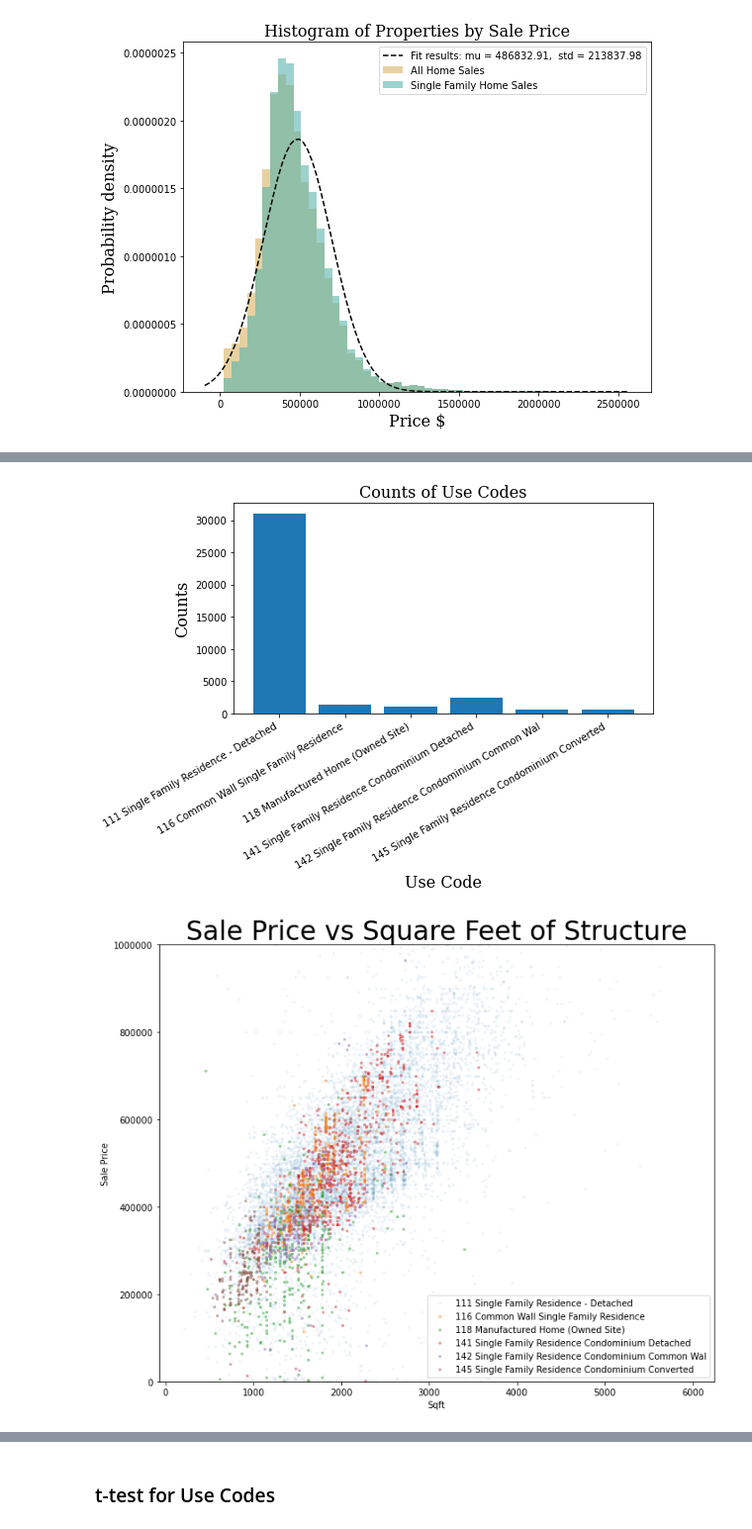
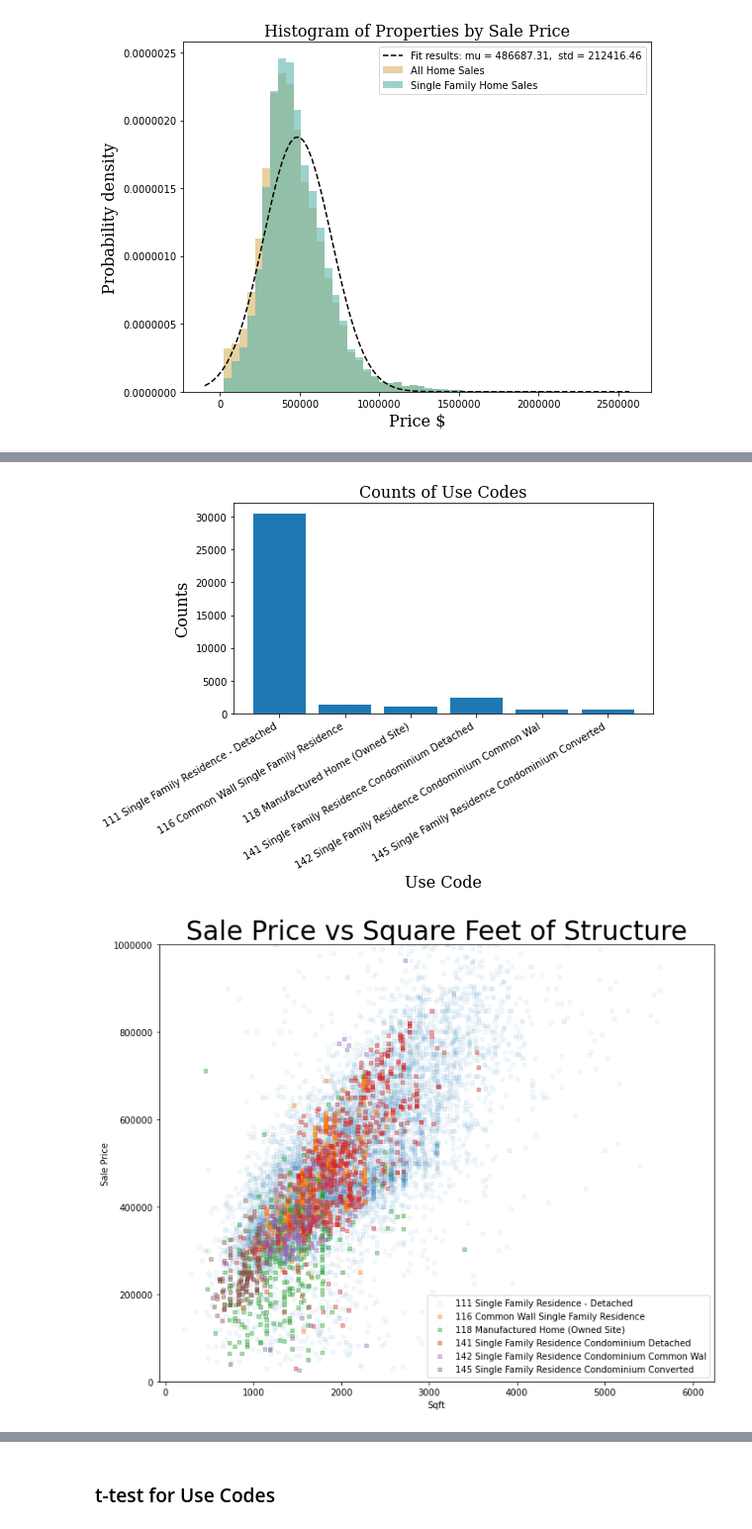
Before and after one commit to vmccready/home-saleprice-eda, a Jupyter notebook: sales_eda-Copy1.ipynb, the cells around one changed output, grey strips where cells are left out. Shown at 99% size. Cells and saved outputs as stored; diff of their text form; code cells hidden in the pictures.

```diff
--- a/sales_eda-Copy1.ipynb
+++ b/sales_eda-Copy1.ipynb
@@ -219,3 +224,5 @@ home_sales = home_sales[home_sales['Year Built']>1850]
+# %%
+home_sales = home_sales[home_sales['Sale Price']>25000]
 # %% [markdown]
 ## Looking at data
 # %%
@@ -458,7 +468,7 @@ fig.autofmt_xdate()
 fig.tight_layout()
 plt.show()
 # %% [output]
-[figure, old version]
+[figure, new version]
 # %%
 sf_2019_6000sq = single_family[
     (single_family['Date of Sale']>np.datetime64('2018-12-31'))&
@@ -468,19 +478,19 @@ sf_2019_6000sq = single_family[
 # %%
 
 fig, ax = plt.subplots(figsize=(10,8))
 for i, code in enumerate(codes):
     sf_2019_6000sq[sf_2019_6000sq["Use Code"] == code].plot.scatter(
         'Sqft', 'Sale Price',
         color=colors[i],
-        marker='.',
+        marker=',',
         alpha=(.05 if code==111 else 0.4), ax=ax,
         label="{}".format(use_codes[code]))
 ax.set_ylim(0,1000000)
 ax.set_title('Sale Price vs Square Feet of Structure', size=30)
 ax.ticklabel_format(style='plain')
 fig.tight_layout()
 # %% [output]
-[figure, old version]
+[figure, new version]
 # %%
 # single_family.info()
 # %%
```
Also changed, not shown: parts of 46 cells of this notebook.
